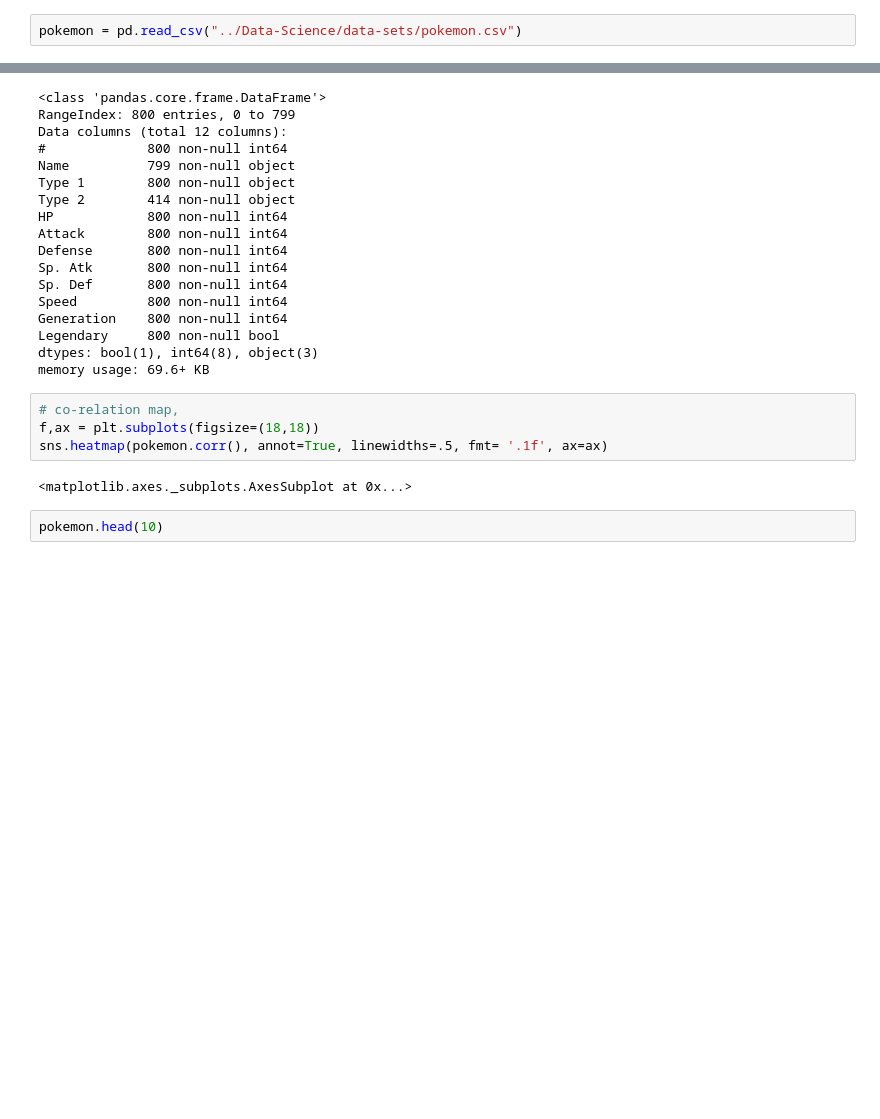
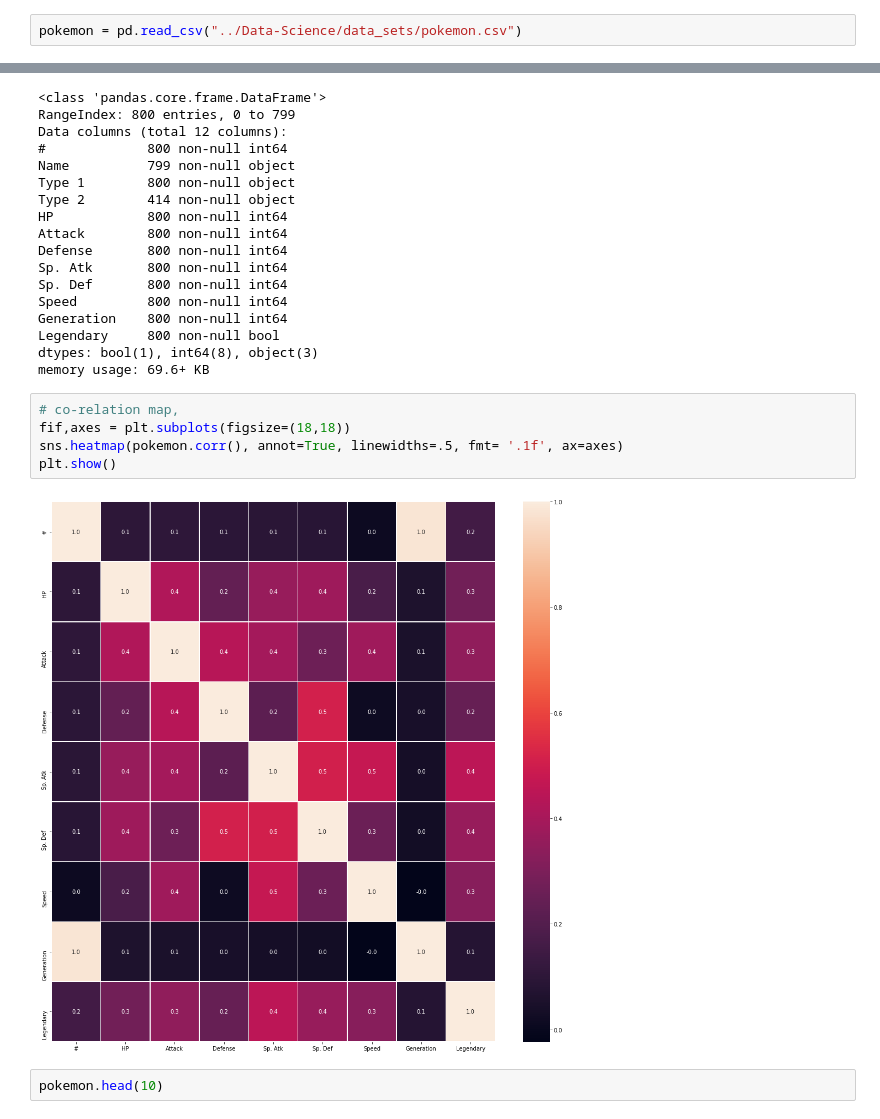
Before and after one commit to AmirSarrafzadeh/Pokemon-Dataset, a Jupyter notebook: Pokemon-Weedle's-Cave.ipynb, the cells around one changed output, grey strips where cells are left out. Drawn from its saved outputs; the diff is of its cells as text; blank space fills up the shorter version.

Commit message:
added data manipulation and graphs

```diff
--- a/Pokemon-Weedle's-Cave.ipynb
+++ b/Pokemon-Weedle's-Cave.ipynb
@@ -12,5 +14,5 @@ from subprocess import check_output
 # %%
-pokemon = pd.read_csv("../Data-Science/data-sets/pokemon.csv")
+pokemon = pd.read_csv("../Data-Science/data_sets/pokemon.csv")
 # %%
 pokemon.shape
 # %% [output]
@@ -37,10 +39,11 @@ dtypes: bool(1), int64(8), object(3)
 memory usage: 69.6+ KB
 # %%
 # co-relation map,
-f,ax = plt.subplots(figsize=(18,18))
-sns.heatmap(pokemon.corr(), annot=True, linewidths=.5, fmt= '.1f', ax=ax)
+fif,axes = plt.subplots(figsize=(18,18))
+sns.heatmap(pokemon.corr(), annot=True, linewidths=.5, fmt= '.1f', ax=axes)
+plt.show()
 # %% [output]
-<matplotlib.axes._subplots.AxesSubplot at 0x...>
+[figure, added]
 # %%
 pokemon.head(10)
 # %% [output]
```
Also changed, not shown: parts of 18 cells of this notebook, 3 other files.
